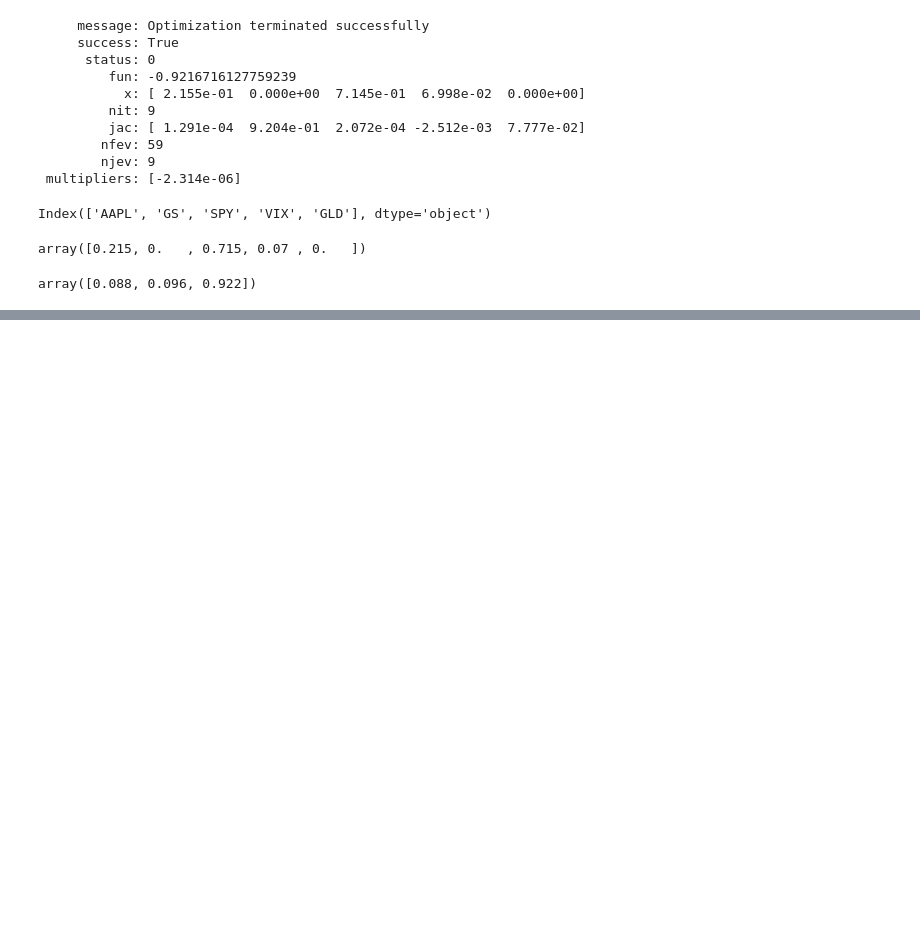
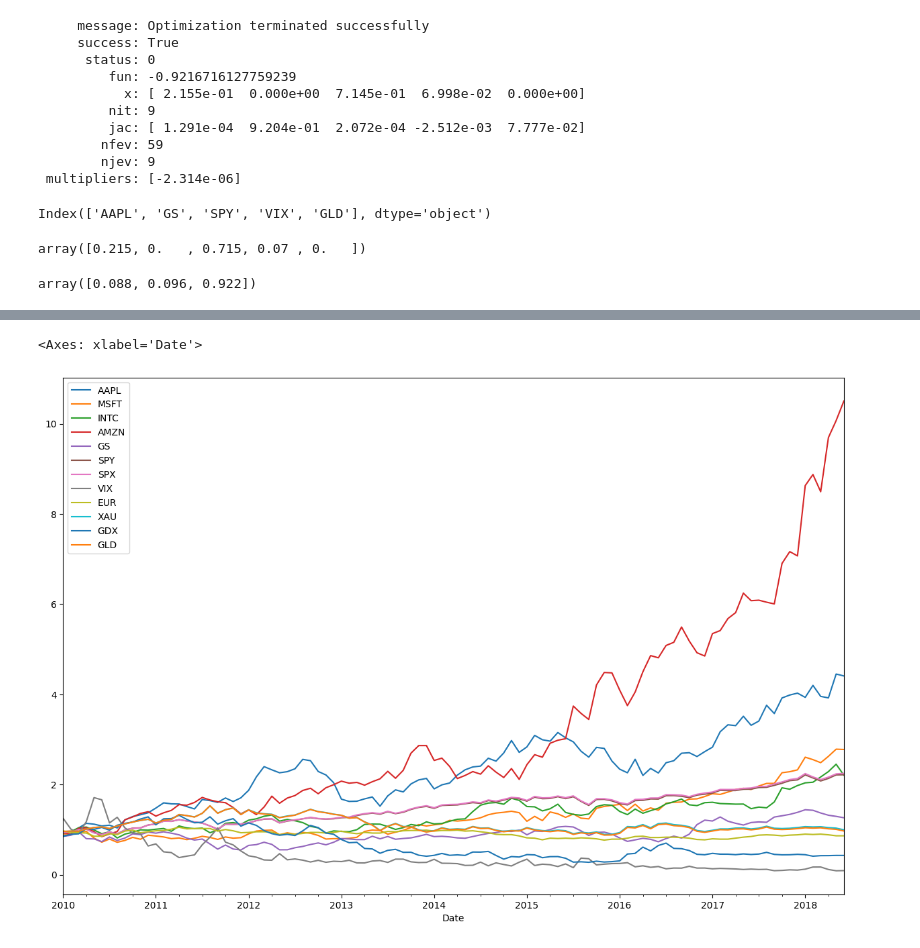
Before and after one commit to HyunsungRyu/AI_TimeSeries, a Jupyter notebook: return_TS.ipynb, the cells around one changed output, grey strips where cells are left out. Cells and saved outputs as stored; diff of their text form; code cells hidden in the pictures; blank space fills up the shorter version.

```diff
--- a/return_TS.ipynb
+++ b/return_TS.ipynb
@@ -293,0 +336,5 @@ array([0.088, 0.096, 0.922])
+# %%
+rets.cumsum().apply(np.exp).resample('1m', label='right').last().plot(figsize=(15,10))
+# %% [output]
+<Axes: xlabel='Date'>
+[figure, added]
```
Also changed, not shown: parts of 6 cells of this notebook, 1 other file.
